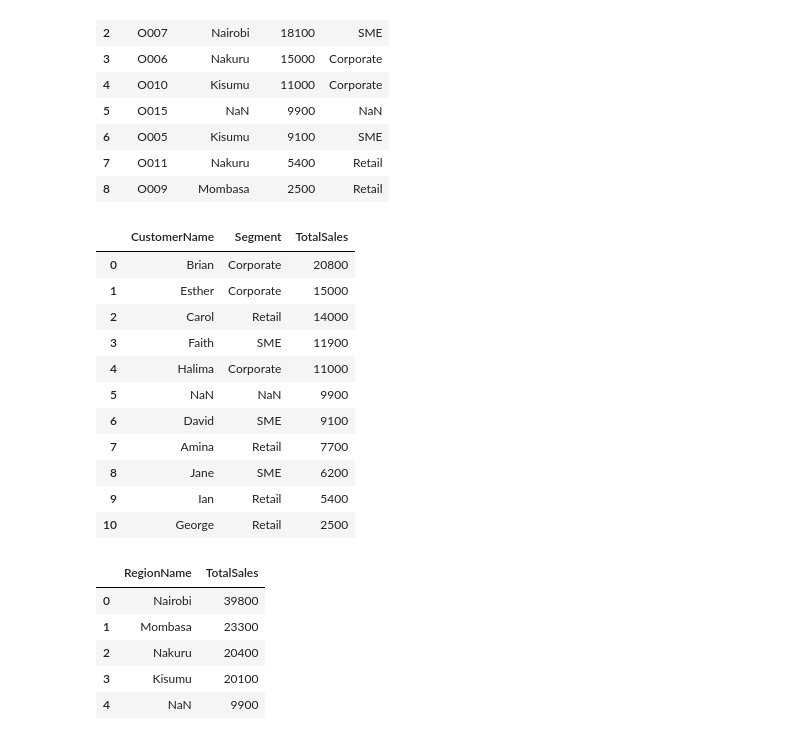
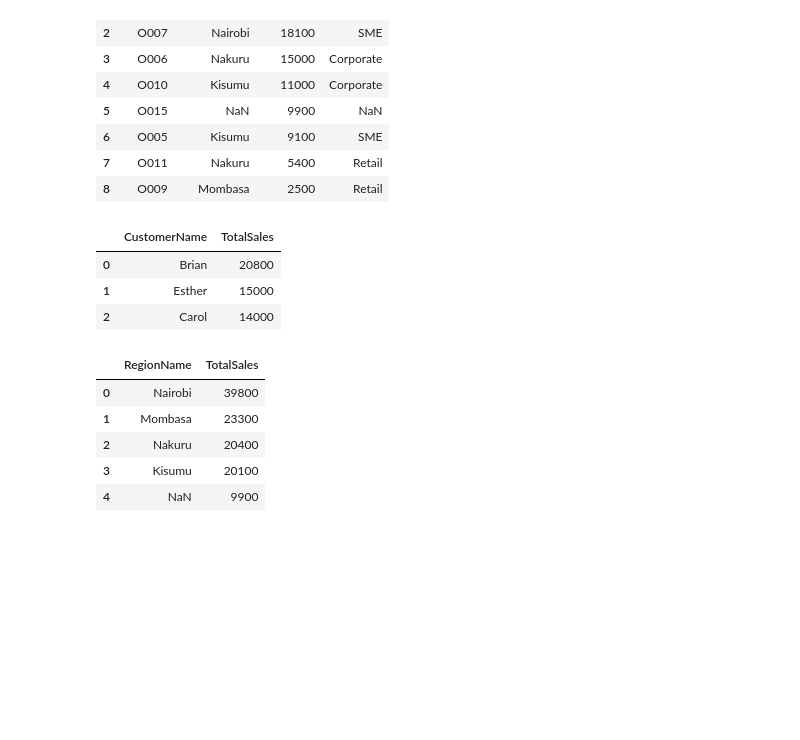
Before and after one commit to sylvainenzo/DSA2050-Week2-674139, a Jupyter notebook: DSA2050_Week2_SQL_Lab.ipynb, the cells around one changed output. Saved outputs shown, nothing was run; the diff lists cells and outputs as text; code cells hidden in the pictures; blank space fills up the shorter version.

```diff
--- a/DSA2050_Week2_SQL_Lab.ipynb
+++ b/DSA2050_Week2_SQL_Lab.ipynb
@@ -476,27 +476,21 @@ pd.read_sql_query(query, conn)
 | 7 | O011 | Nakuru | 5400 | Retail |
 | 8 | O009 | Mombasa | 2500 | Retail |
 # %%
-query = """ SELECT c.CustomerName, c.segment, SUM(o.OrderAmount) AS TotalSales
+query = """ SELECT c.CustomerName,SUM(o.OrderAmount) AS TotalSales
 FROM orders o
 LEFT JOIN customers_regions c
 ON o.CustomerID = c.CustomerID
-GROUP BY c.CustomerName, c.segment
+GROUP BY c.CustomerName
 ORDER BY TotalSales DESC
+limit 3
+
 """
 pd.read_sql_query(query, conn)
 # %% [output]
-|  | CustomerName | Segment | TotalSales |
-| 0 | Brian | Corporate | 20800 |
-| 1 | Esther | Corporate | 15000 |
-| 2 | Carol | Retail | 14000 |
-| 3 | Faith | SME | 11900 |
-| 4 | Halima | Corporate | 11000 |
-| 5 | NaN | NaN | 9900 |
-| 6 | David | SME | 9100 |
-| 7 | Amina | Retail | 7700 |
-| 8 | Jane | SME | 6200 |
-| 9 | Ian | Retail | 5400 |
-| 10 | George | Retail | 2500 |
+|  | CustomerName | TotalSales |
+| 0 | Brian | 20800 |
+| 1 | Esther | 15000 |
+| 2 | Carol | 14000 |
 # %%
 query= """ SELECT c.RegionName,SUM(o.OrderAmount) AS TotalSales
 FROM Orders o
```
Also changed, not shown: parts of 2 cells of this notebook, 1 other file.
